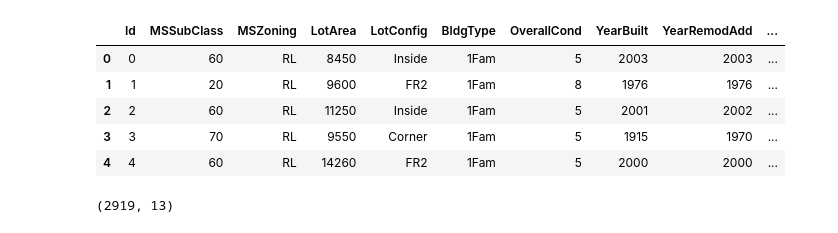
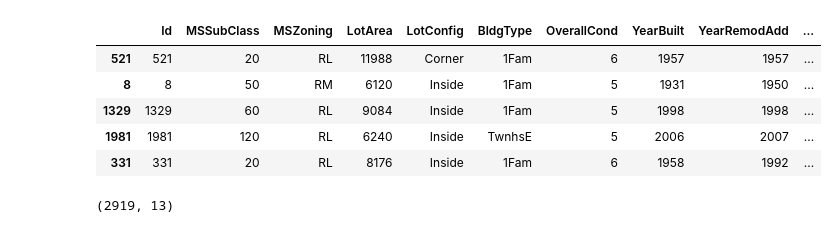
Before and after one commit to PatheticUser/House-Price-Predictor, a Jupyter notebook: HousePricePrediction.ipynb, the cells around one changed output. Saved outputs shown, nothing was run; the diff lists cells and outputs as text; code cells hidden in the pictures.

```diff
--- a/HousePricePrediction.ipynb
+++ b/HousePricePrediction.ipynb
@@ -1,19 +1,20 @@
 # %%
+import numpy as np
 import pandas as pd
 import matplotlib.pyplot as plt
 import seaborn as sns
 
 dataset = pd.read_excel("HousePricePrediction.xlsx")
 
 # Printing first 5 records of the dataset
-dataset.head(5)
+dataset.sample(5)
 # %% [output]
 |  | Id | MSSubClass | MSZoning | LotArea | LotConfig | BldgType | OverallCond | YearBuilt | YearRemodAdd | ... |
-| 0 | 0 | 60 | RL | 8450 | Inside | 1Fam | 5 | 2003 | 2003 | ... |
-| 1 | 1 | 20 | RL | 9600 | FR2 | 1Fam | 8 | 1976 | 1976 | ... |
-| 2 | 2 | 60 | RL | 11250 | Inside | 1Fam | 5 | 2001 | 2002 | ... |
-| 3 | 3 | 70 | RL | 9550 | Corner | 1Fam | 5 | 1915 | 1970 | ... |
-| 4 | 4 | 60 | RL | 14260 | FR2 | 1Fam | 5 | 2000 | 2000 | ... |
+| 521 | 521 | 20 | RL | 11988 | Corner | 1Fam | 6 | 1957 | 1957 | ... |
+| 8 | 8 | 50 | RM | 6120 | Inside | 1Fam | 5 | 1931 | 1950 | ... |
+| 1329 | 1329 | 60 | RL | 9084 | Inside | 1Fam | 5 | 1998 | 1998 | ... |
+| 1981 | 1981 | 120 | RL | 6240 | Inside | TwnhsE | 5 | 2006 | 2007 | ... |
+| 331 | 331 | 20 | RL | 8176 | Inside | 1Fam | 6 | 1958 | 1992 | ... |
 # %%
 dataset.shape
 # %% [output]
```
Also changed, not shown: parts of 13 cells of this notebook.
